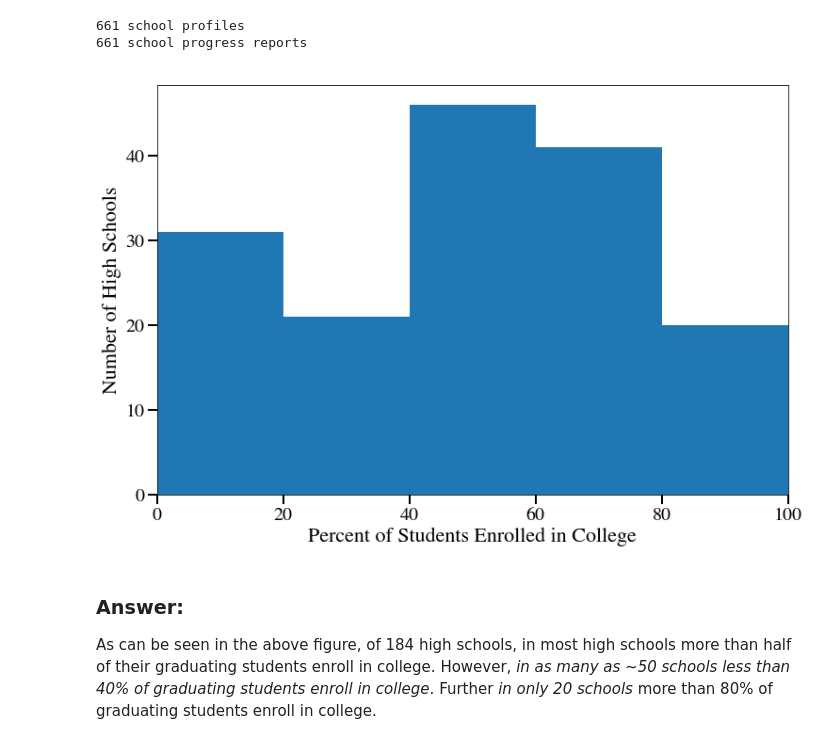
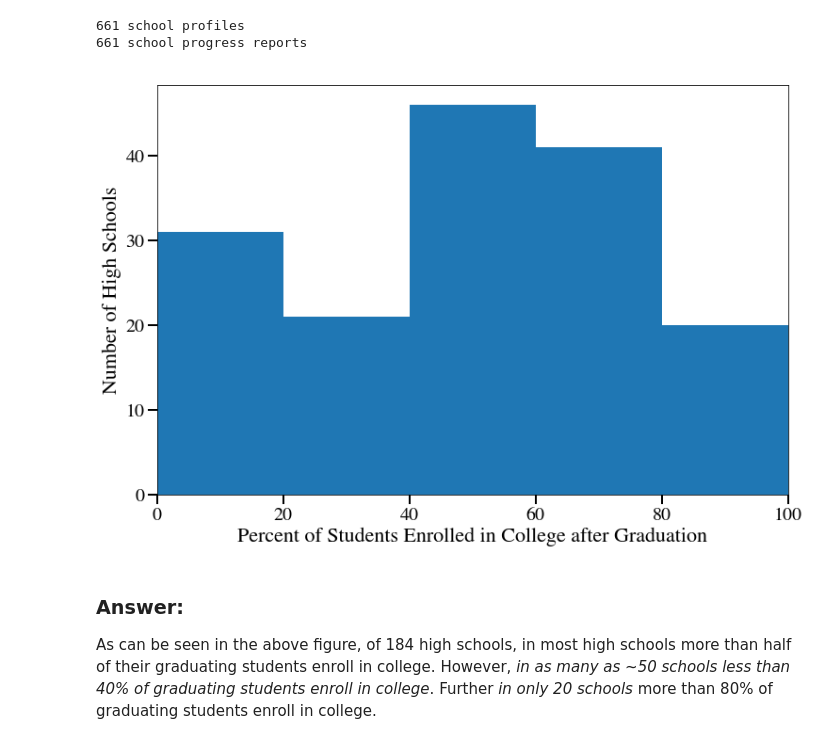
Before and after one commit to avault/chicago_public_schools, a Jupyter notebook: analyses/analysis_setup.ipynb, the cells around one changed output. Cells and saved outputs as stored; diff of their text form; code cells hidden in the pictures.

```diff
--- a/analyses/analysis_setup.ipynb
+++ b/analyses/analysis_setup.ipynb
@@ -30,14 +35,14 @@ combined_df, hs_df = analysis_helper.load_data()
 # %%
 analysis_helper.histogram_plot(
     hs_df,
     'College_Enrollment_School_Pct_Year_2',
-    hist_label = 'Percent of Students Enrolled in College',
+    hist_label = 'Percent of Students Enrolled in College after Graduation',
     bins = np.arange( 0., 110., 20. ),
     x_lim = [ 0, 100 ],
     y_label = 'Number of High Schools',
 )
 # %% [output]
-[figure, old version]
+[figure, new version]
 # %% [markdown]
 ### Answer:
 
```
Also changed, not shown: parts of 45 cells of this notebook, 1 other file.
